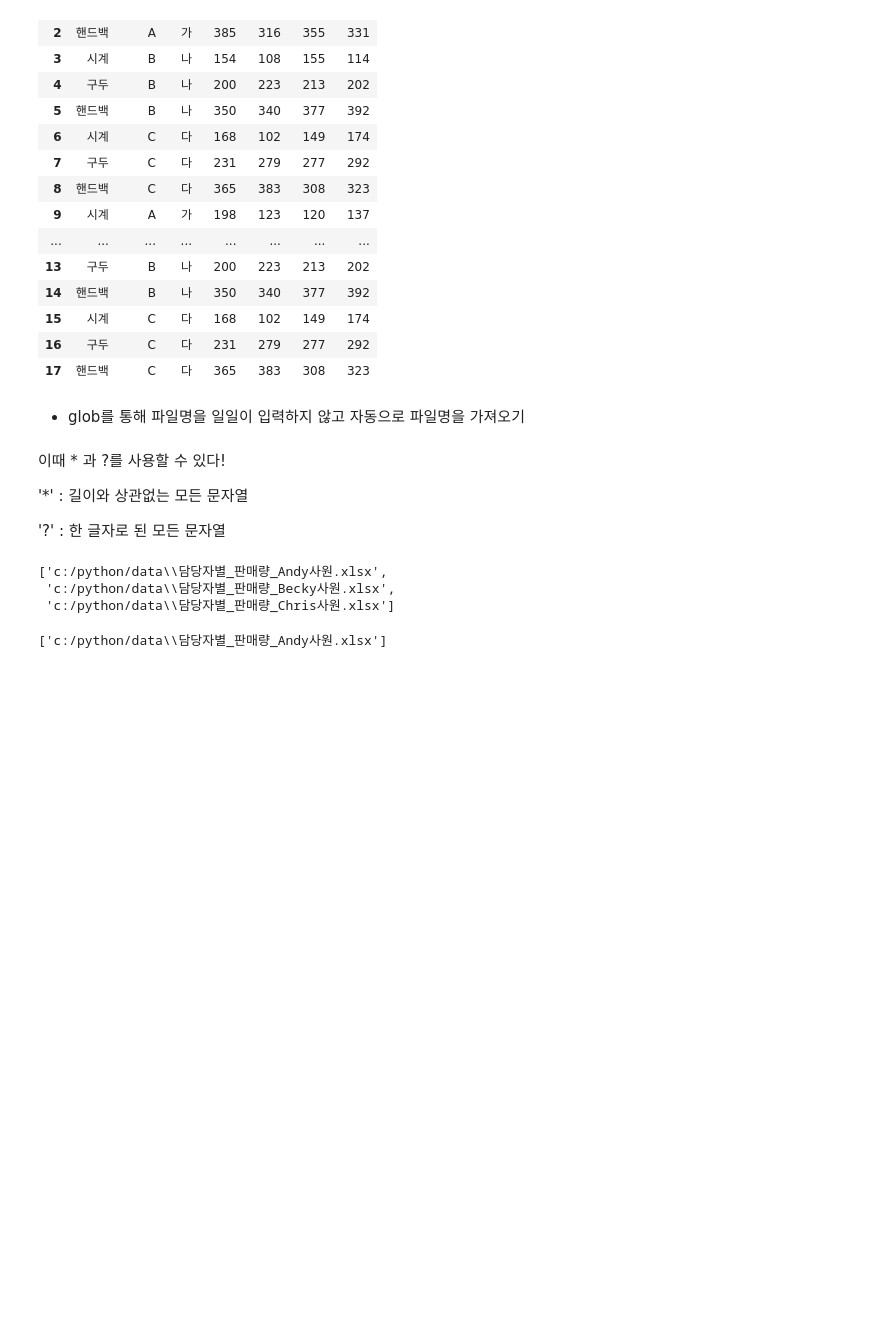
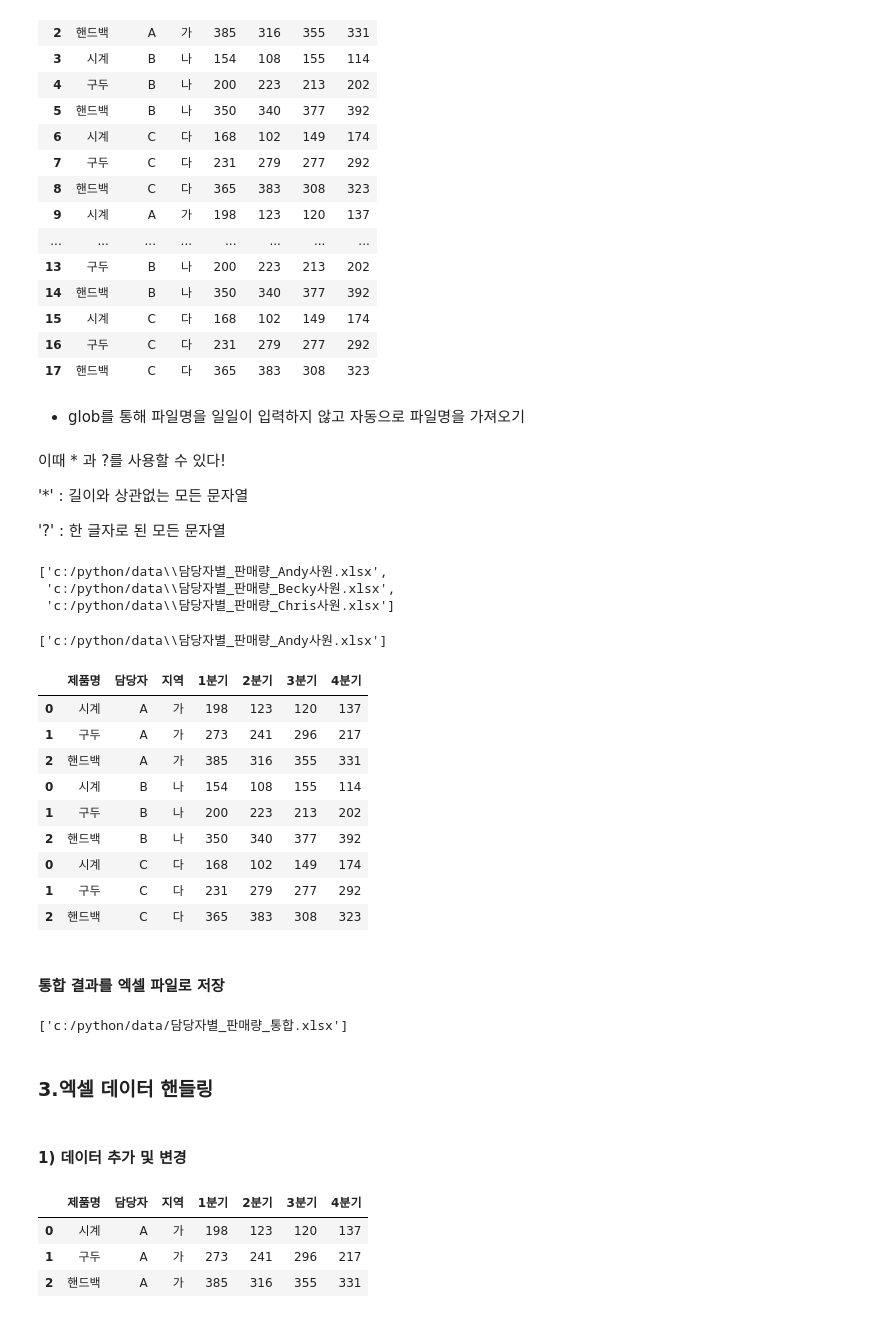
Before and after one commit to jeehoshin/python_newbie, a Jupyter notebook: chapter13_excel.ipynb, the cells around one changed output. Saved outputs shown, nothing was run; the diff lists cells and outputs as text; code cells hidden in the pictures; blank space fills up the shorter version.

```diff
--- a/chapter13_excel.ipynb
+++ b/chapter13_excel.ipynb
@@ -152,3 +152,63 @@ glob.glob('c:/python/data/담당자별_판매량_*사원.xlsx') #모든 문자
 glob.glob('c:/python/data/담당자별_판매량_????사원.xlsx') #이렇게 네 글자로 하면 당연히 앤디만 뽑힌다!
 # %% [output]
 ['c:/python/data\\담당자별_판매량_Andy사원.xlsx']
+# %%
+import pandas as pd
+
+#빈 데이터 만들기
+total_data = pd.DataFrame()
+
+#필요한 데이터 리스트 구축
+excel_list = glob.glob('c:/python/data/담당자별_판매량_*사원.xlsx')
+
+#for문 사용하여 데이터 합치기
+for f in excel_list :
+    df = pd.read_excel(f)
+    total_data = total_data.append(df)
+
+total_data
+# %% [output]
+|  | 제품명 | 담당자 | 지역 | 1분기 | 2분기 | 3분기 | 4분기 |
+| 0 | 시계 | A | 가 | 198 | 123 | 120 | 137 |
+| 1 | 구두 | A | 가 | 273 | 241 | 296 | 217 |
+| 2 | 핸드백 | A | 가 | 385 | 316 | 355 | 331 |
+| 0 | 시계 | B | 나 | 154 | 108 | 155 | 114 |
+| 1 | 구두 | B | 나 | 200 | 223 | 213 | 202 |
+| 2 | 핸드백 | B | 나 | 350 | 340 | 377 | 392 |
+| 0 | 시계 | C | 다 | 168 | 102 | 149 | 174 |
+| 1 | 구두 | C | 다 | 231 | 279 | 277 | 292 |
+| 2 | 핸드백 | C | 다 | 365 | 383 | 308 | 323 |
+# %% [markdown]
+#### 통합 결과를 엑셀 파일로 저장
+# %%
+import glob
+import pandas as pd
+
+excel_file_name = 'c:/python/data/담당자별_판매량_통합.xlsx'
+
+# 1) 엑셀라이터
+excel_total_writer = pd.ExcelWriter(excel_file_name, engine = 'xlsxwriter')
+
+# 2) 파일을 쓰자
+total_data.to_excel(excel_total_writer, index = False, sheet_name = '판매량통합')
+
+# 3) 저장하자
+excel_total_writer.save()
+
+glob.glob(excel_file_name)
+# %% [output]
+['c:/python/data/담당자별_판매량_통합.xlsx']
+# %% [markdown]
+### 3.엑셀 데이터 핸들링
+# %% [markdown]
+#### 1) 데이터 추가 및 변경
+# %%
+import pandas as pd
+
+df = pd.read_excel('c:/python/data/담당자별_판매량_Andy사원.xlsx')
+df
+# %% [output]
+|  | 제품명 | 담당자 | 지역 | 1분기 | 2분기 | 3분기 | 4분기 |
+| 0 | 시계 | A | 가 | 198 | 123 | 120 | 137 |
+| 1 | 구두 | A | 가 | 273 | 241 | 296 | 217 |
+| 2 | 핸드백 | A | 가 | 385 | 316 | 355 | 331 |
```
Also changed, not shown: parts of 29 cells of this notebook.
